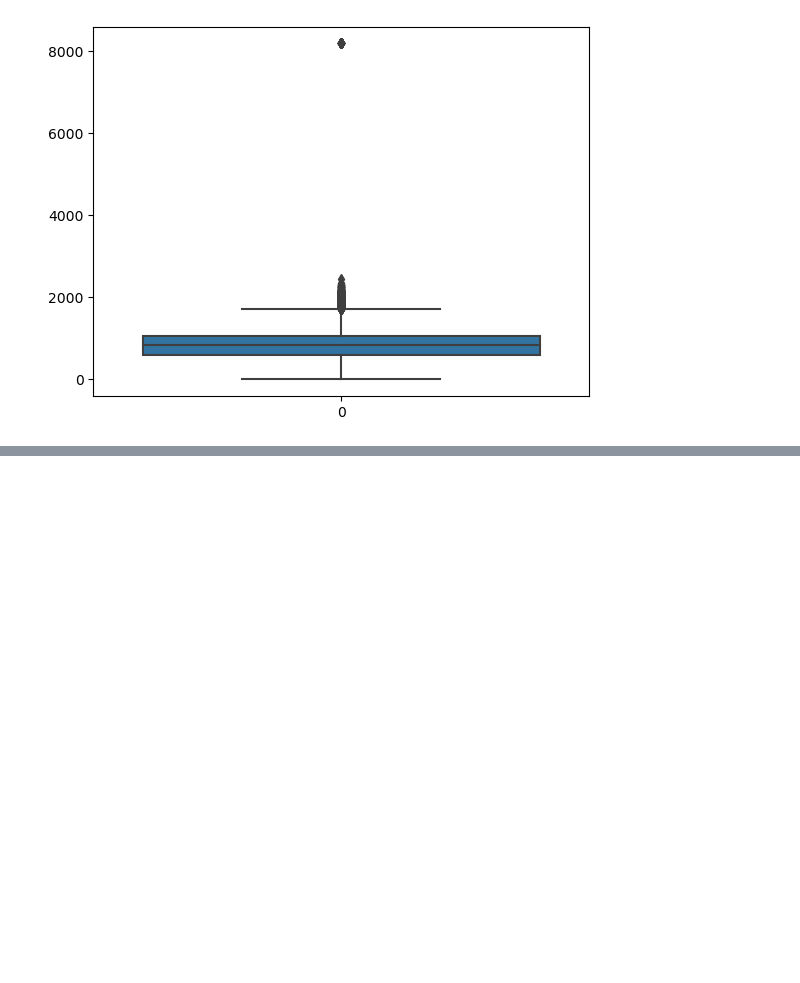
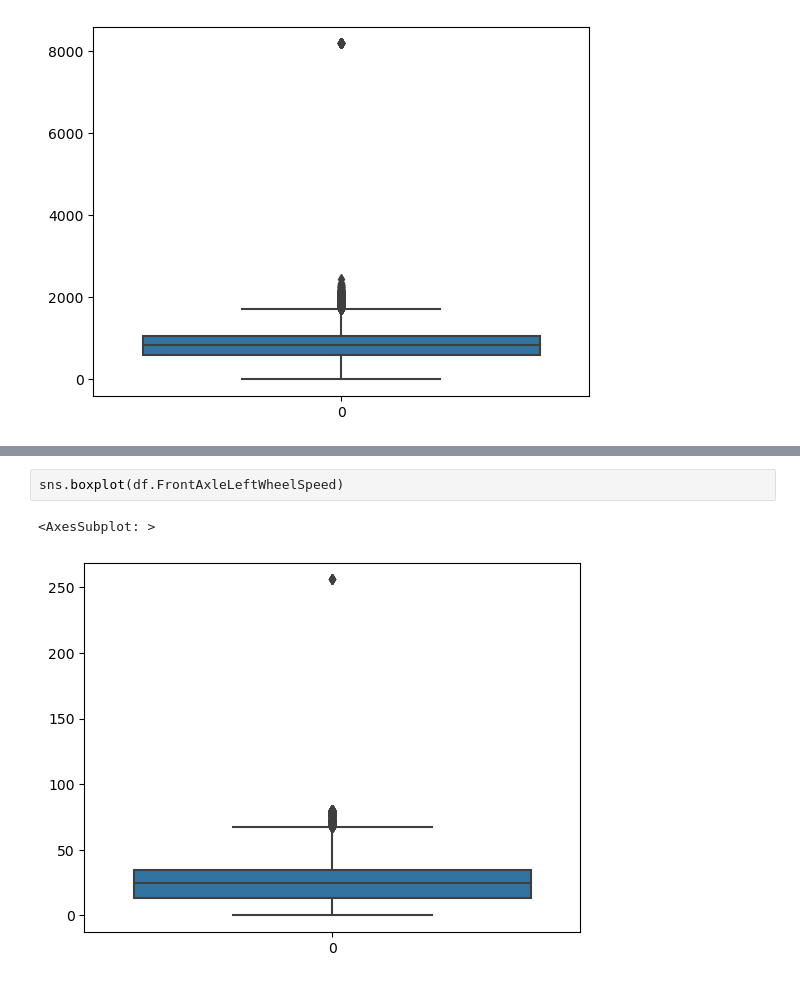
Before and after one commit to piotr-druzdzel/Semi-Supervised-Regression-with-Bus-Data, a Jupyter notebook: main.ipynb, the cells around one changed output, grey strips where cells are left out. Cells and saved outputs as stored; diff of their text form; blank space fills up the shorter version.

```diff
--- a/main.ipynb
+++ b/main.ipynb
@@ -165,0 +195,5 @@ sns.boxplot(df.EngSpeed)
+# %%
+sns.boxplot(df.FrontAxleLeftWheelSpeed)
+# %% [output]
+<AxesSubplot: >
+[figure, added]
```
Also changed, not shown: parts of 5 cells of this notebook.
